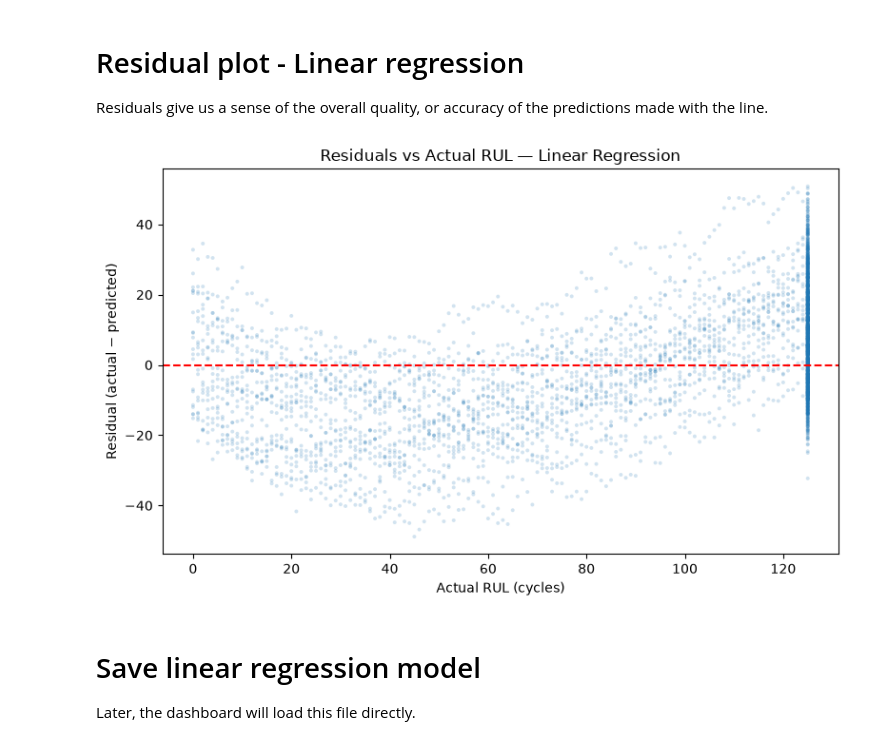
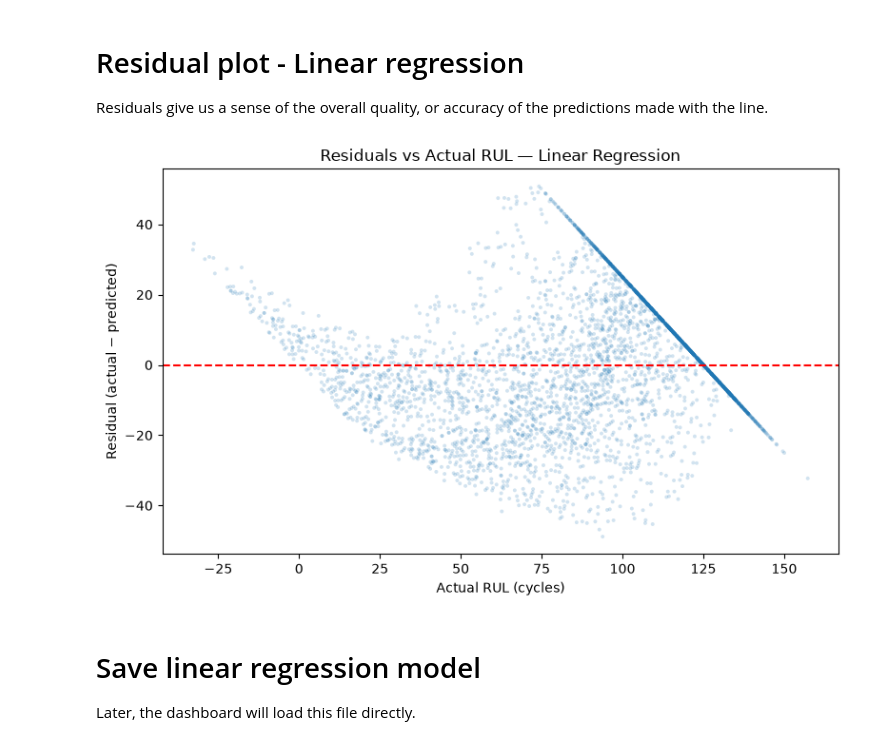
Before and after one commit to morgan-swe/Nasa-Rocket-Engine-Predictive-Maintenance, a Jupyter notebook: notebooks/06_model_training.ipynb, the cells around one changed output. Saved outputs shown, nothing was run; the diff lists cells and outputs as text; code cells hidden in the pictures.

```diff
--- a/notebooks/06_model_training.ipynb
+++ b/notebooks/06_model_training.ipynb
@@ -175,25 +175,25 @@ plt.show()
 
 Residuals give us a sense of the overall quality, or accuracy of the predictions made with the line.
 # %%
-residuals = y_test - lr_predictions
+lr_residuals = y_test - lr_predictions
 
 fig, ax = plt.subplots(figsize=(8, 5))
-ax.scatter(y_test, residuals, alpha=0.2, s=8, edgecolor='none')
+ax.scatter(lr_predictions, lr_residuals, alpha=0.2, s=8, edgecolor='none')
 ax.axhline(0, color='red', linestyle='--', linewidth=1.5)
 ax.set_xlabel('Actual RUL (cycles)')
 ax.set_ylabel('Residual (actual − predicted)')
 ax.set_title('Residuals vs Actual RUL — Linear Regression')
 
 # Save the plot
 plt.tight_layout()
 
-plt.savefig("../reports/figures/residual_plot.png",
+plt.savefig("../reports/figures/linear_regressionresidual_plot.png",
             dpi=300,
             bbox_inches="tight")
 
 plt.show()
 # %% [output]
-[figure, old version]
+[figure, new version]
 # %% [markdown]
 # Save linear regression model
 
```
Also changed, not shown: parts of 1 cell of this notebook.
